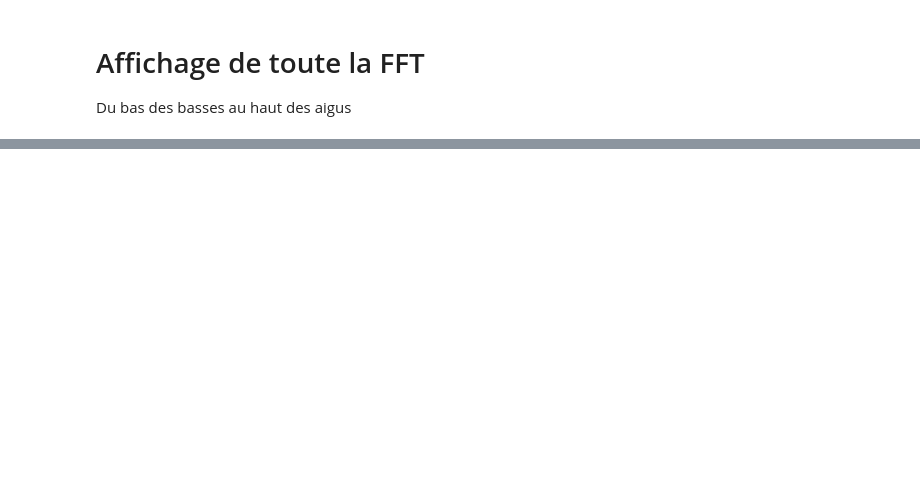
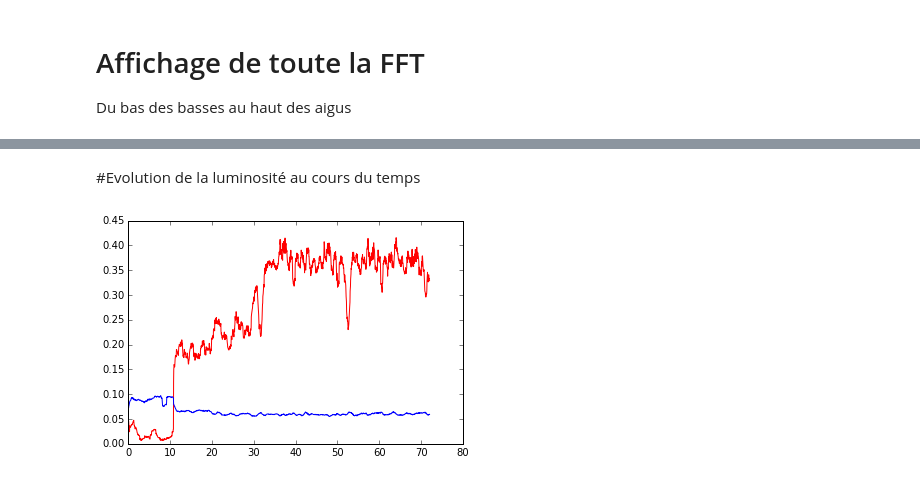
Before and after one commit to UrLab/hal, a Jupyter notebook: study/ledsControlByMusic.ipynb, the cells around one changed output, grey strips where cells are left out. Saved outputs shown, nothing was run; the diff lists cells and outputs as text; code cells hidden in the pictures; blank space fills up the shorter version.

```diff
--- a/study/ledsControlByMusic.ipynb
+++ b/study/ledsControlByMusic.ipynb
@@ -90,0 +91,26 @@ plt.plot(X, Y)
+# %% [markdown]
+#Evolution de la luminosité au cours du temps
+# %%
+from math import log
+fps = 25 # frames per second
+spf = 44100/fps # samples per frame
+samples = np.array([float(unpack('h', sound[2*i:2*i+2])[0])/2**15 for i in range((len(sound) - 1)/2)])
+n_frames = ((len(samples) - 44100)/44100)*fps
+N = 44100
+
+X, BASS, TREBLE = np.linspace(0, n_frames/fps, n_frames), np.zeros(n_frames), np.zeros(n_frames)
+bass_ratio = log(N/2) - log(bass_width)
+treble_ratio = log(N/2) / log(treble_width)
+for k in range(n_frames):
+    start = k*spf
+    stop = start + 44100
+    signal = samples[start:stop]
+    fft = abs(np.fft.fft(signal)/(N))[:N/2]
+    all = sum(fft)/N
+    BASS[k] = bass_ratio * (sum(fft[bass_min:bass_max])/(N)) / all
+    TREBLE[k] = treble_ratio * (sum(fft[treble_min:treble_max])/(N*log(treble_width))) / all
+
+plt.plot(X, BASS, 'r', X, TREBLE, 'b')
+plt.show()
+# %% [output]
+[figure, added]
```
Also changed, not shown: parts of 6 cells of this notebook.
